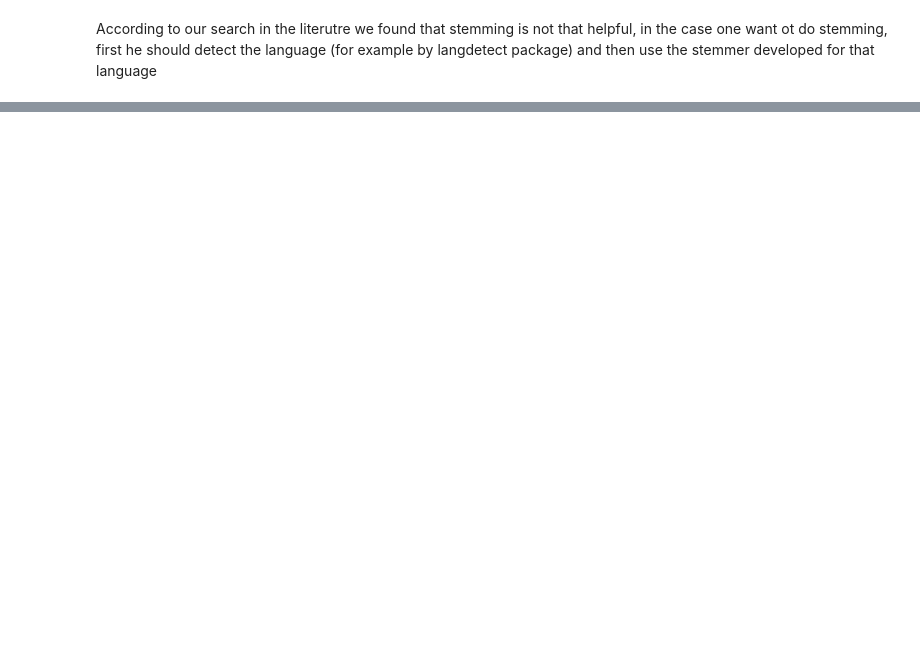
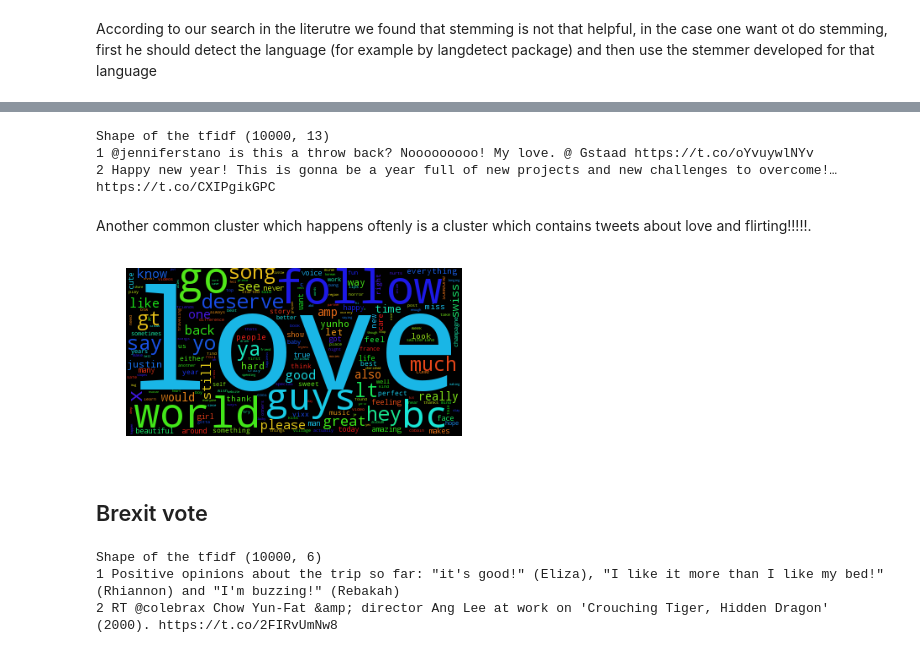
Before and after one commit to sorooshafiee/ADA-SAF-Project, a Jupyter notebook: Event_detection2.ipynb, the cells around one changed output, grey strips where cells are left out. Drawn from its saved outputs; the diff is of its cells as text; code cells hidden in the pictures; blank space fills up the shorter version.

```diff
--- a/Event_detection2.ipynb
+++ b/Event_detection2.ipynb
@@ -174,7 +56,0 @@ with open(path.join(DIR_DATA, 'clean_data_Event.tsv'), 'rb') as in_file:
-# %%
-# As there are so many tweets about the weather, we postprocess the data by removing the tweets with removing them
-Weather_words = ['falling', 'CForecast','humidity','pressure','wind','temperature ', 'Conditions', 'Cloudy', 'hpa', 'humidite', 'info',\
-                 'km','Rain','fog','foggy','cloudy','kmh', 'mm', 'pluie', 'pression', 'temp','Temp', 'vent']
-filtering = df['processed_text'].apply(lambda x:not any(w in Weather_words for w in x.split()))
-df = df[filtering]
-df.reset_index(drop=True,inplace=True)
@@ -365,0 +86,18 @@ pandas.core.series.Series
+# %%
+def scipy_distance(p, q):
+    return cdist(p, q)
+def find_title(df,tfidf_matrix):
+    ## The function recieves the tf idf and returns
+    # a title representing the cluster
+    # We find the closest text to the centroid of the cluster
+    clusters = df['cluster'].max()
+    for c in range(clusters+1):
+        indices = df['cluster']==c
+        text = df[indices]['text']
+        text.reset_index(drop=True,inplace=True)
+        tfs = tfidf_matrix[indices.values,:]
+        if tfs[0,:].sum() ==0:
+            continue
+        centroid = np.mean(tfs,axis=0)
+        title = text[scipy_distance(centroid, tfs).argmin()]
+        print(c,title)
@@ -365,0 +130,13 @@ pandas.core.series.Series
+# %%
+def wordcloud_plotter(df_temp,cluster_id):
+    # The function plots the wordcloud of a cluster
+    raw_text = ' '.join(df_temp[df_temp['cluster']== cluster_id]['processed_text'].tolist())
+    # Tokenize the text
+    tokenizer = nltk.tokenize.RegexpTokenizer(r'\w+')
+    token_text = tokenizer.tokenize(raw_text)
+    # Count the number of occurance of most common words in the text
+    result = Counter(token_text).most_common()
+    # Plot the word cloud
+    wordcloud = WordCloud().generate_from_frequencies(result)
+    plt.imshow(wordcloud)
+    plt.axis("off")
@@ -365,0 +154,26 @@ pandas.core.series.Series
+# %%
+# This part of the data corresponds to the 2016.01.01
+df_temp = df.iloc[:10000].copy()
+df_temp.reset_index(drop=True,inplace=True)
+df_temp= clusterer(df_temp)
+# %% [output]
+Shape of the tfidf (10000, 13)
+1 @jenniferstano is this a throw back? Nooooooooo! My love. @ Gstaad https://t.co/oYvuywlNYv
+2 Happy new year! This is gonna be a year full of new projects and new challenges to overcome!… https://t.co/CXIPgikGPC
+# %% [markdown]
+Another common cluster which happens oftenly is a cluster which contains tweets about love and flirting!!!!!.
+# %%
+wordcloud_plotter(df_temp,2)
+# %% [output]
+[figure, added]
+# %% [markdown]
+## Brexit vote
+# %%
+# This part of the data corresponds to the 2016.06.23 where Brexit happened
+df_temp = df.iloc[310000:320000].copy()
+df_temp.reset_index(drop=True,inplace=True)
+df_temp= clusterer(df_temp)
+# %% [output]
+Shape of the tfidf (10000, 6)
+1 Positive opinions about the trip so far: "it's good!" (Eliza), "I like it more than I like my bed!" (Rhiannon) and "I'm buzzing!" (Rebakah)
+2 RT @colebrax Chow Yun-Fat &amp; director Ang Lee at work on 'Crouching Tiger, Hidden Dragon' (2000). https://t.co/2FIRvUmNw8
```
Also changed, not shown: parts of 54 cells of this notebook, 1 other file.
